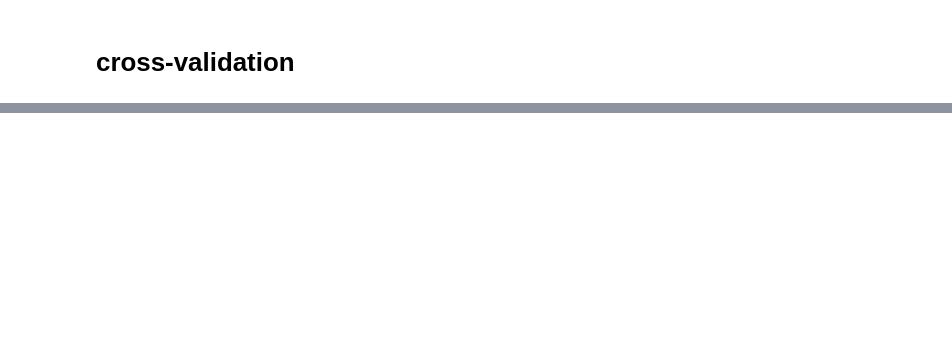
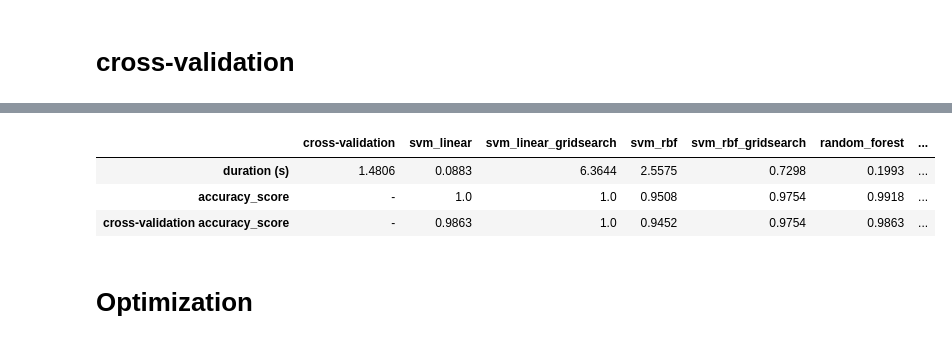
Before and after one commit to AnaJuliaSilvaOliveira/ic-cnc, a Jupyter notebook: models.ipynb, the cells around one changed output, grey strips where cells are left out. Saved outputs shown, nothing was run; the diff lists cells and outputs as text; code cells hidden in the pictures; blank space fills up the shorter version.

Commit message:
tracking running time, new tables to visualize results and times, and knew additions to models

```diff
--- a/models.ipynb
+++ b/models.ipynb
@@ -278,11 +421,21 @@ The best parameters are {'C': 1000000.0, 'gamma': 1e-08} with a score of 0.83
 # %% [markdown]
 # cross-validation
+# %%
+rf = RandomForestClassifier()
+dt = DecisionTreeClassifier()
+knn = KNeighborsClassifier()
+classifier_linear = SVC(kernel = 'linear', random_state = 0) # SVM
+classifier_rbf = SVC(kernel = 'rbf', random_state = 0) # SVM
 # %%
 # Cross-validation
 from sklearn.model_selection import ShuffleSplit
 
+cv_start = time.time()
+
 n_samples = x.shape[0]
 cv = ShuffleSplit(n_splits = 8, test_size = 0.2, random_state = 0)
+
+results_cv = []
 for i in range(0,5):
     model_name = ("Random Forest", "Decision Tree",
               "KNN", "Classifier linear",
@@ -290,5 +443,8 @@ for i in range(0,5):
     model = (rf, dt, knn, classifier_linear, classifier_rbf)
 
     # print(model_name[i], ", score:", cross_val_score(model[i], x, y, cv=cv, scoring="accuracy"))
-    print(model_name[i], ", lowest score:", min(cross_val_score(model[i], x, y, cv=cv, scoring="accuracy")))
+    print(model_name[i], ", lowest score:", min(cross_val_score(model[i], x, y, cv=cv, scoring="accuracy")).round(4)*100)
+    results_cv.append([model_name[i], min(cross_val_score(model[i], x, y, cv=cv, scoring="accuracy"))])
+
+cv_end = time.time()
 # %% [output]
@@ -299,0 +471,8 @@ Classifier rbf , lowest score: 0.9452054794520548
+# %%
+times_acc = pd.DataFrame(
+    np.array([(cv_end - cv_start, cl_end - cl_start, cl_end_grid - cl_start_grid, rbf_end - rbf_start, crbf_end_grid - crbf_start_grid, rf_end - rf_start, rf_end_grid - rf_start_grid, dt_end - dt_start, dt_end_grid - dt_start_grid, knn_end - knn_start, knn_end_grid - knn_start_grid),
+              ("-", acc_svm_linear, acc_svm_linear_grid, acc_svm_rbf, acc_svm_rbf_grid, acc_rf, acc_rf_grid, acc_dt, acc_dt_grid, acc_knn,  acc_knn_grid),
+              ("-", results_cv[3][1], acc_svm_linear_grid, results_cv[4][1], acc_svm_rbf_grid, results_cv[0][1], acc_rf_grid, results_cv[1][1], acc_dt_grid, results_cv[2][1],  acc_knn_grid)]),
+    columns=['cross-validation', 'svm_linear',    'svm_linear_gridsearch',    'svm_rbf',   'svm_rbf_gridsearch', 'random_forest', 'random_forest', 'decision_tree', 'decision_tree_gridsearch', 'knn',    'knn_gridsearch'],
+    index=[['duration (s)', 'accuracy_score', "cross-validation accuracy_score"]]
+)
@@ -299,0 +493,12 @@ Classifier rbf , lowest score: 0.9452054794520548
+# %%
+for col in times_acc.columns:
+    times_acc[col] = times_acc[col].map(lambda x: x[:6])
+# %%
+times_acc
+# %% [output]
+|  | cross-validation | svm_linear | svm_linear_gridsearch | svm_rbf | svm_rbf_gridsearch | random_forest | ... |
+| duration (s) | 1.4806 | 0.0883 | 6.3644 | 2.5575 | 0.7298 | 0.1993 | ... |
+| accuracy_score | - | 1.0 | 1.0 | 0.9508 | 0.9754 | 0.9918 | ... |
+| cross-validation accuracy_score | - | 0.9863 | 1.0 | 0.9452 | 0.9754 | 0.9863 | ... |
+# %% [markdown]
+# Optimization
```
Also changed, not shown: parts of 61 cells of this notebook, 5 other files.
